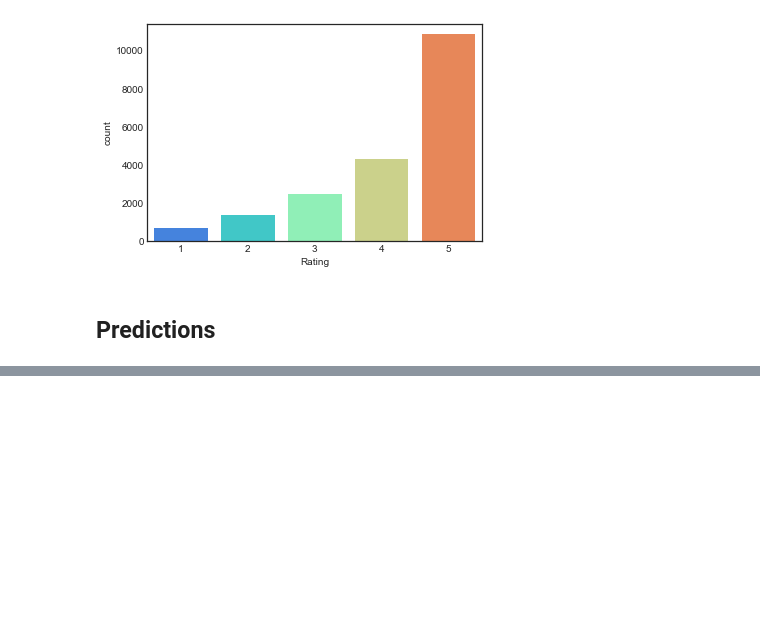
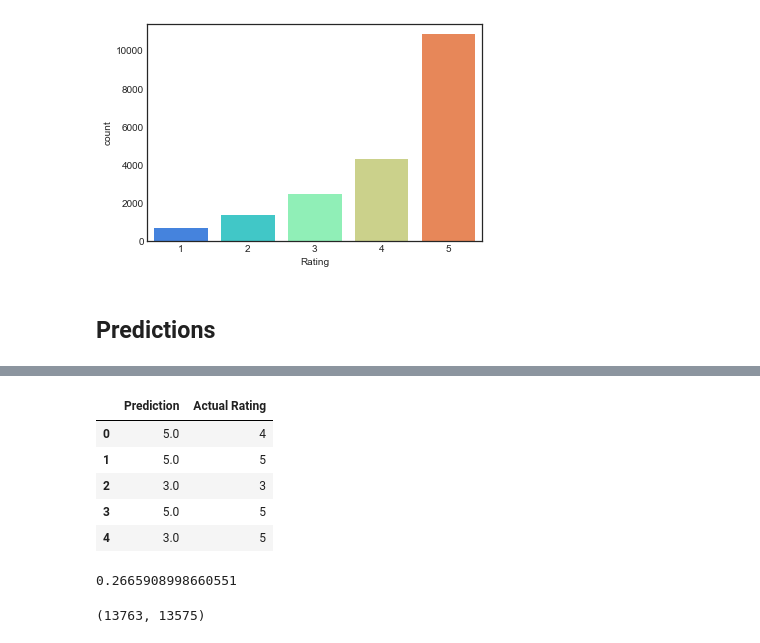
Before and after one commit to JonPara/Womens_Ecommerce_Reviews, a Jupyter notebook: Womens_Ecommerce_Reviews/Womens_Ecommerce_Reviews.ipynb, the cells around one changed output, grey strips where cells are left out. Cells and saved outputs as stored; diff of their text form; code cells hidden in the pictures; blank space fills up the shorter version.

```diff
--- a/Womens_Ecommerce_Reviews/Womens_Ecommerce_Reviews.ipynb
+++ b/Womens_Ecommerce_Reviews/Womens_Ecommerce_Reviews.ipynb
@@ -238,0 +229,24 @@ ValueError: Mix type of y not allowed, got types {'continuous-multioutput', 'mul
+# %%
+predictions = predictions.rename(columns={0: 'Prediction', 'Rating': 'Actual Rating'})
+# %%
+predictions.head()
+# %% [output]
+|  | Prediction | Actual Rating |
+| 0 | 5.0 | 4 |
+| 1 | 5.0 | 5 |
+| 2 | 3.0 | 3 |
+| 3 | 5.0 | 5 |
+| 4 | 3.0 | 5 |
+# %%
+predictions_score = predictions["Prediction"].sum() / predictions["Actual Rating"].sum()
+predictions_score
+# %% [output]
+0.2665908998660551
+# %%
+# Using a TFIDF and Pipeline
+from sklearn.feature_extraction.text import TfidfTransformer
+tf_transformer = TfidfTransformer(use_idf=False).fit(X_train)
+X_train_tf = tf_transformer.transform(X_train)
+X_train_tf.shape
+# %% [output]
+(13763, 13575)
```
Also changed, not shown: parts of 6 cells of this notebook.
